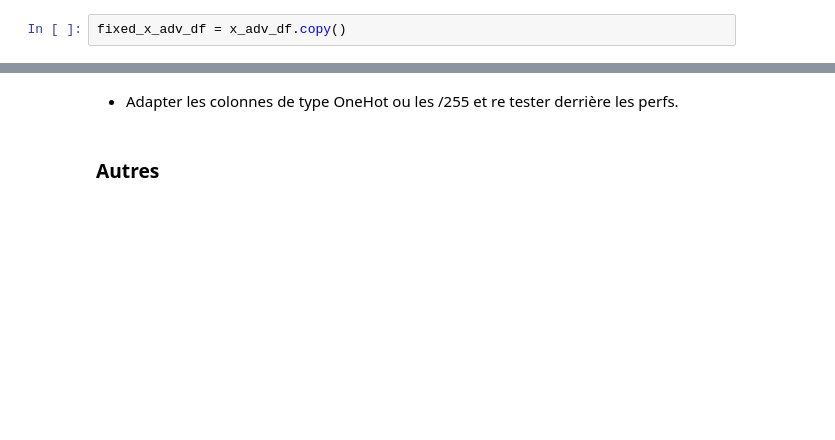
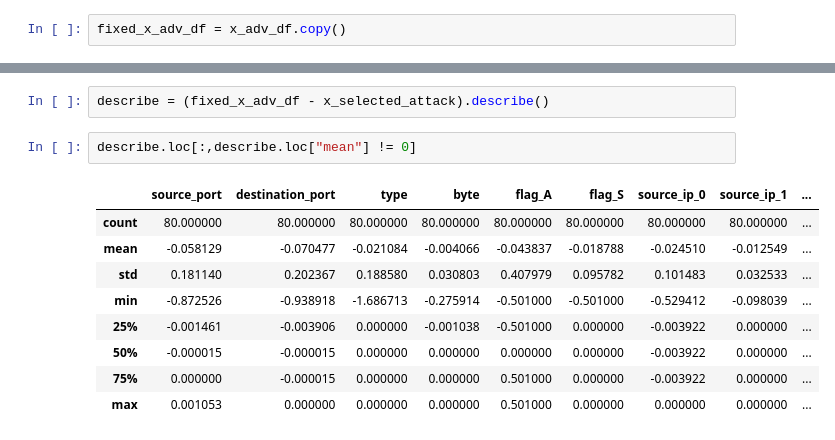
Before and after one commit to nigiva/lre-adversarial-ml-ugr16, a Jupyter notebook: adversarial/adversarial.ipynb, the cells around one changed output, grey strips where cells are left out. Cells and saved outputs as stored; diff of their text form; blank space fills up the shorter version.

```diff
--- a/adversarial/adversarial.ipynb
+++ b/adversarial/adversarial.ipynb
@@ -576,7 +574,17 @@ evaluation("DecisionTreeClassifier", model_dict["DecisionTreeClassifier"], fixed
  'f1_score': 0.125,
  'precision_score': 0.125,
  'recall_score': 0.125}
-# %% [markdown]
-* Adapter les colonnes de type OneHot ou les /255 et re tester derrière les perfs.
-# %% [markdown]
-### Autres
+# %%
+describe = (fixed_x_adv_df - x_selected_attack).describe()
+# %%
+describe.loc[:,describe.loc["mean"] != 0]
+# %% [output]
+|  | source_port | destination_port | type | byte | flag_A | flag_S | source_ip_0 | source_ip_1 | ... |
+| count | 80.000000 | 80.000000 | 80.000000 | 80.000000 | 80.000000 | 80.000000 | 80.000000 | 80.000000 | ... |
+| mean | -0.058129 | -0.070477 | -0.021084 | -0.004066 | -0.043837 | -0.018788 | -0.024510 | -0.012549 | ... |
+| std | 0.181140 | 0.202367 | 0.188580 | 0.030803 | 0.407979 | 0.095782 | 0.101483 | 0.032533 | ... |
+| min | -0.872526 | -0.938918 | -1.686713 | -0.275914 | -0.501000 | -0.501000 | -0.529412 | -0.098039 | ... |
+| 25% | -0.001461 | -0.003906 | 0.000000 | -0.001038 | -0.501000 | 0.000000 | -0.003922 | 0.000000 | ... |
+| 50% | -0.000015 | -0.000015 | 0.000000 | 0.000000 | 0.000000 | 0.000000 | -0.003922 | 0.000000 | ... |
+| 75% | 0.000000 | -0.000015 | 0.000000 | 0.000000 | 0.501000 | 0.000000 | -0.003922 | 0.000000 | ... |
+| max | 0.001053 | 0.000000 | 0.000000 | 0.000000 | 0.501000 | 0.000000 | 0.000000 | 0.000000 | ... |
```
Also changed, not shown: parts of 7 cells of this notebook.
